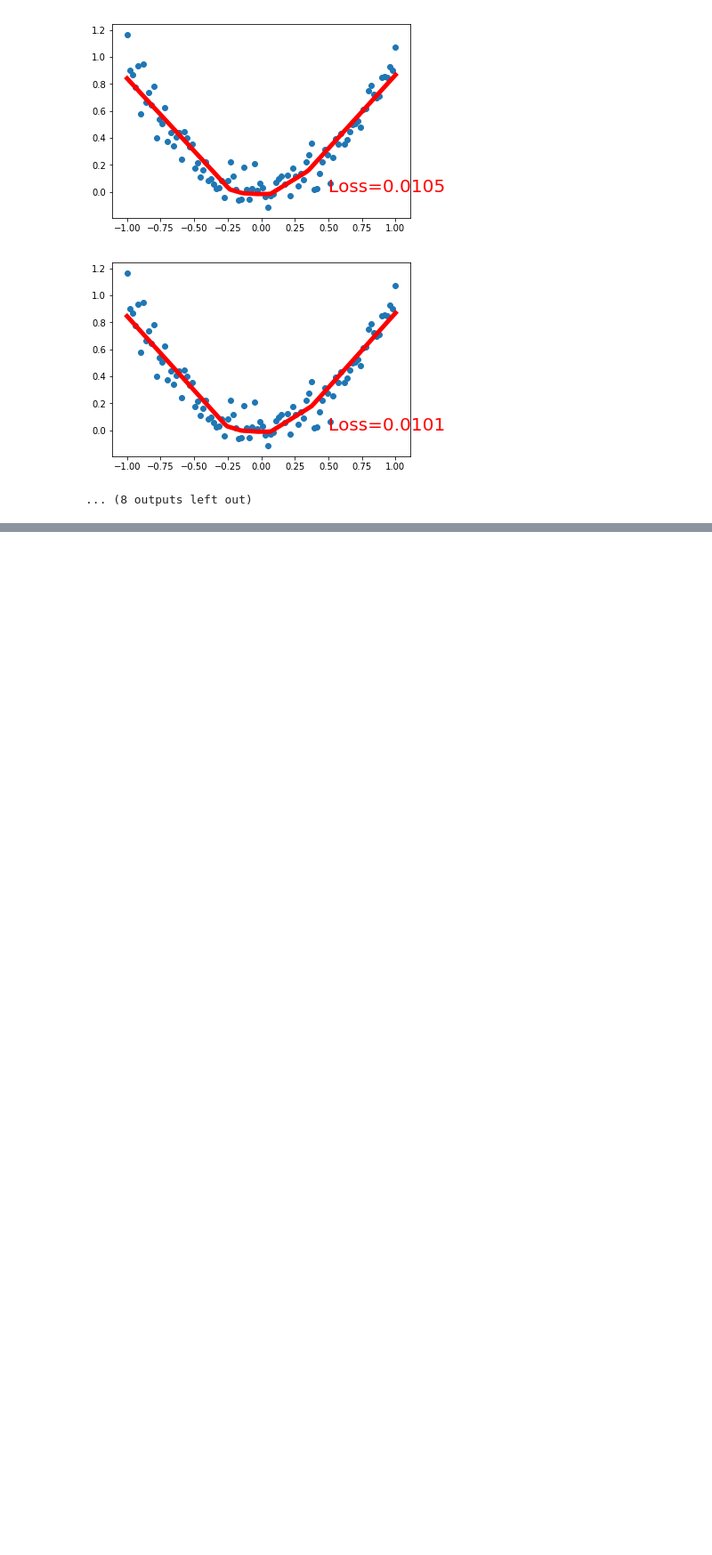
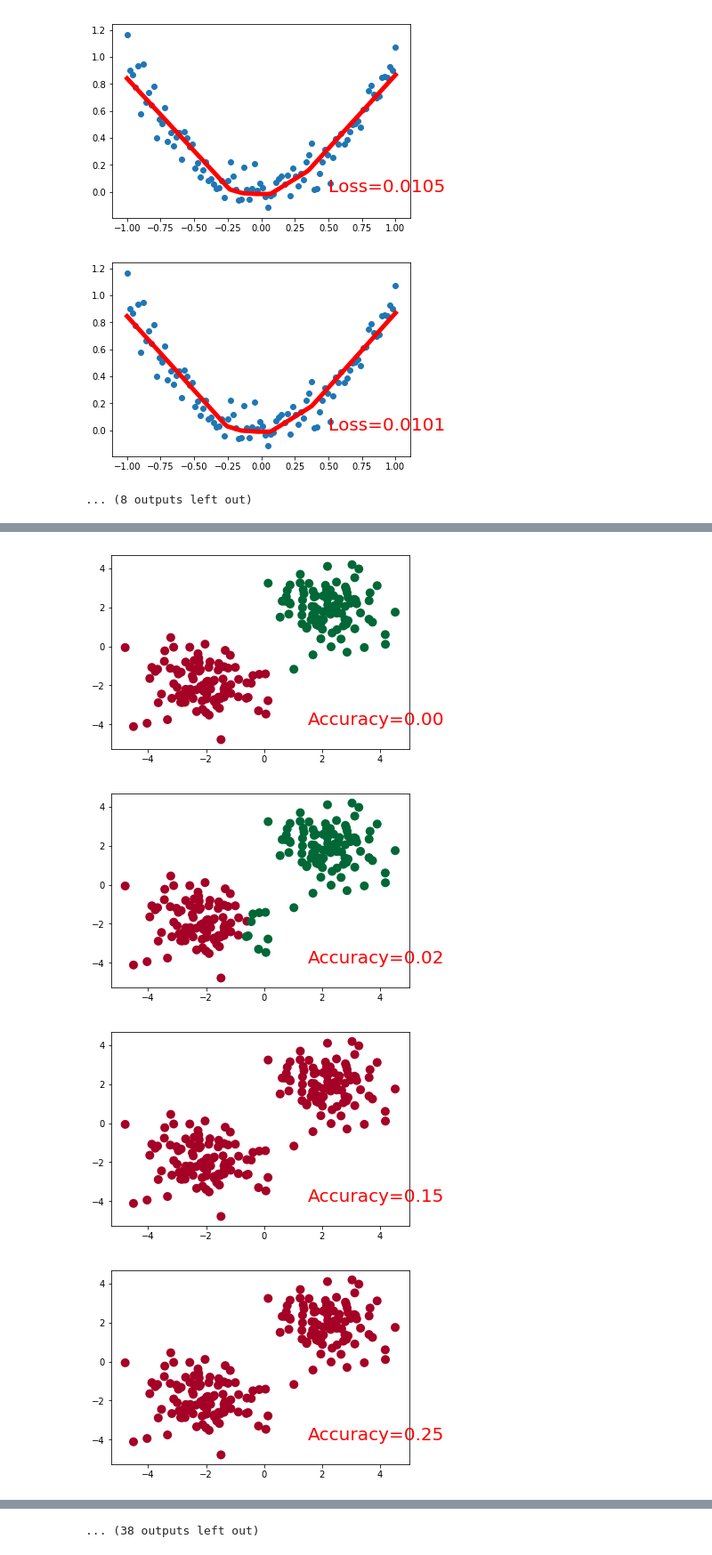
Before and after one commit to mohapatras/python, a Jupyter notebook: tensorflow_tutorials.ipynb, the cells around one changed output, grey strips where cells are left out. Shown at 89% size. Saved outputs shown, nothing was run; the diff lists cells and outputs as text; code cells hidden in the pictures; blank space fills up the shorter version.

```diff
--- a/tensorflow_tutorials.ipynb
+++ b/tensorflow_tutorials.ipynb
@@ -201,0 +225,41 @@ plt.show()
+# %%
+tf_x = tf.placeholder(dtype=tf.float32, shape= x.shape)
+tf_y = tf.placeholder(dtype=tf.int32, shape=y.shape)
+
+# Neural networks
+
+layer_1 = tf.layers.dense(tf_x, 10, tf.nn.relu) # Hidden layer
+output = tf.layers.dense(layer_1, 2) # Output layer
+
+# Loss and Optimizer
+loss = tf.losses.sparse_softmax_cross_entropy(labels=tf_y, logits=output)   # Compute cost
+optimizer = tf.train.GradientDescentOptimizer(learning_rate=0.05)
+
+# Metrics
+accuracy = tf.metrics.accuracy(labels=tf.squeeze(tf_y), predictions=tf.argmax(output, axis=1), )[1]
+train_op = optimizer.minimize(loss)
+
+# Session Setting and Training
+sess = tf.Session()
+init_op = tf.group(tf.global_variables_initializer(), tf.local_variables_initializer())
+sess.run(init_op)
+
+plt.ion() # Interactive mode on. Matplotlib function.
+
+for step in range(100):
+    # train & output
+    _ , acc, pred = sess.run([train_op, accuracy, output], {tf_x:x, tf_y:y})
+
+    if step%2 == 0:
+        plt.cla()
+        plt.scatter(x[:, 0], x[:, 1], c=pred.argmax(1), s=100, lw=0, cmap='RdYlGn')
+        plt.text(1.5, -4, 'Accuracy=%.2f' % acc, fontdict={'size': 20, 'color': 'red'})
+        plt.pause(0.1)
+
+plt.ioff() # Interactive mode off. Matplotlib function.
+plt.show()
+# %% [output]
+[figure, added]
+[figure, added]
+[figure, added]
+[figure, added]
@@ -201,0 +274 @@ plt.show()
+... (38 outputs left out)
```
Also changed, not shown: parts of 3 cells of this notebook.
